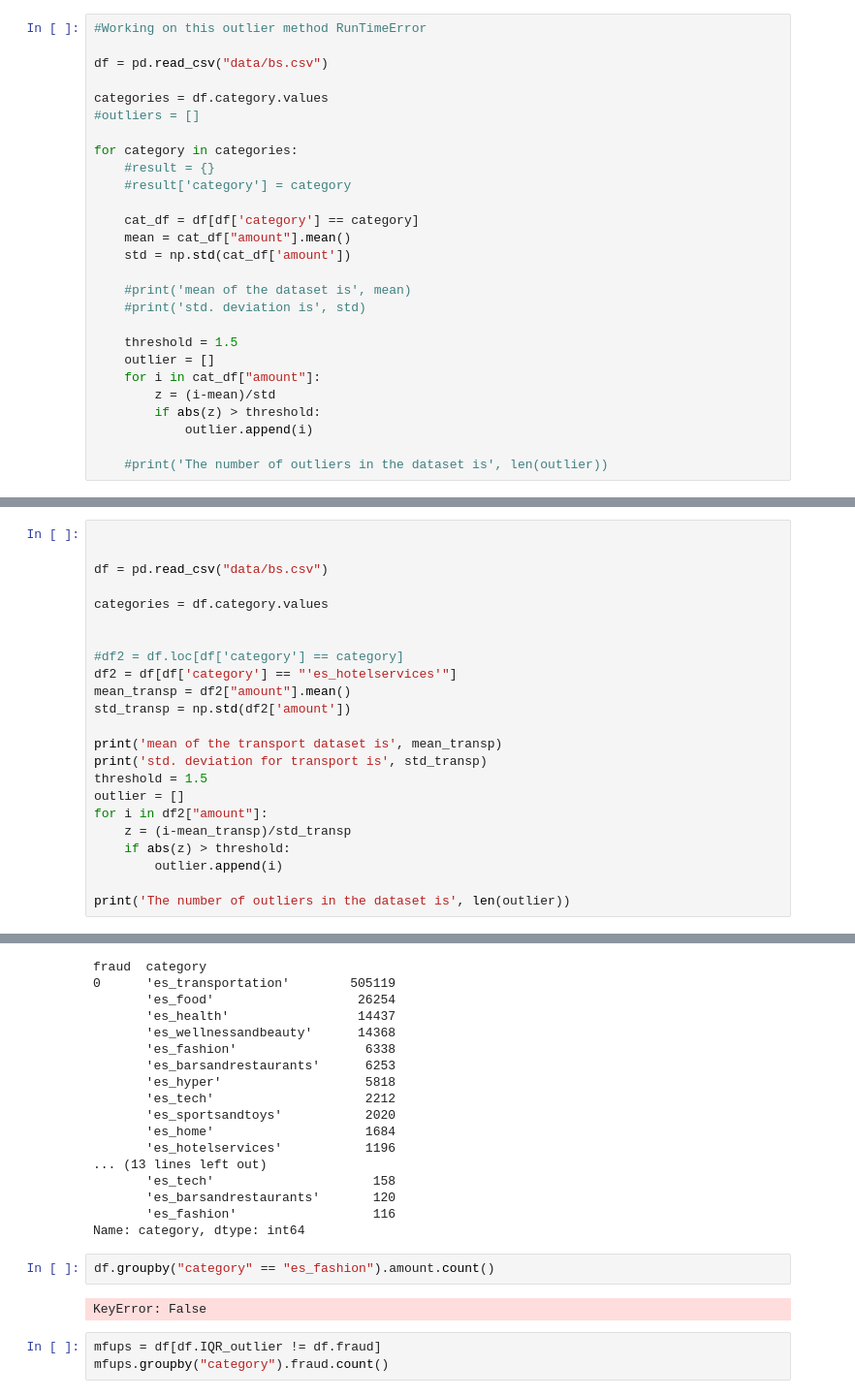
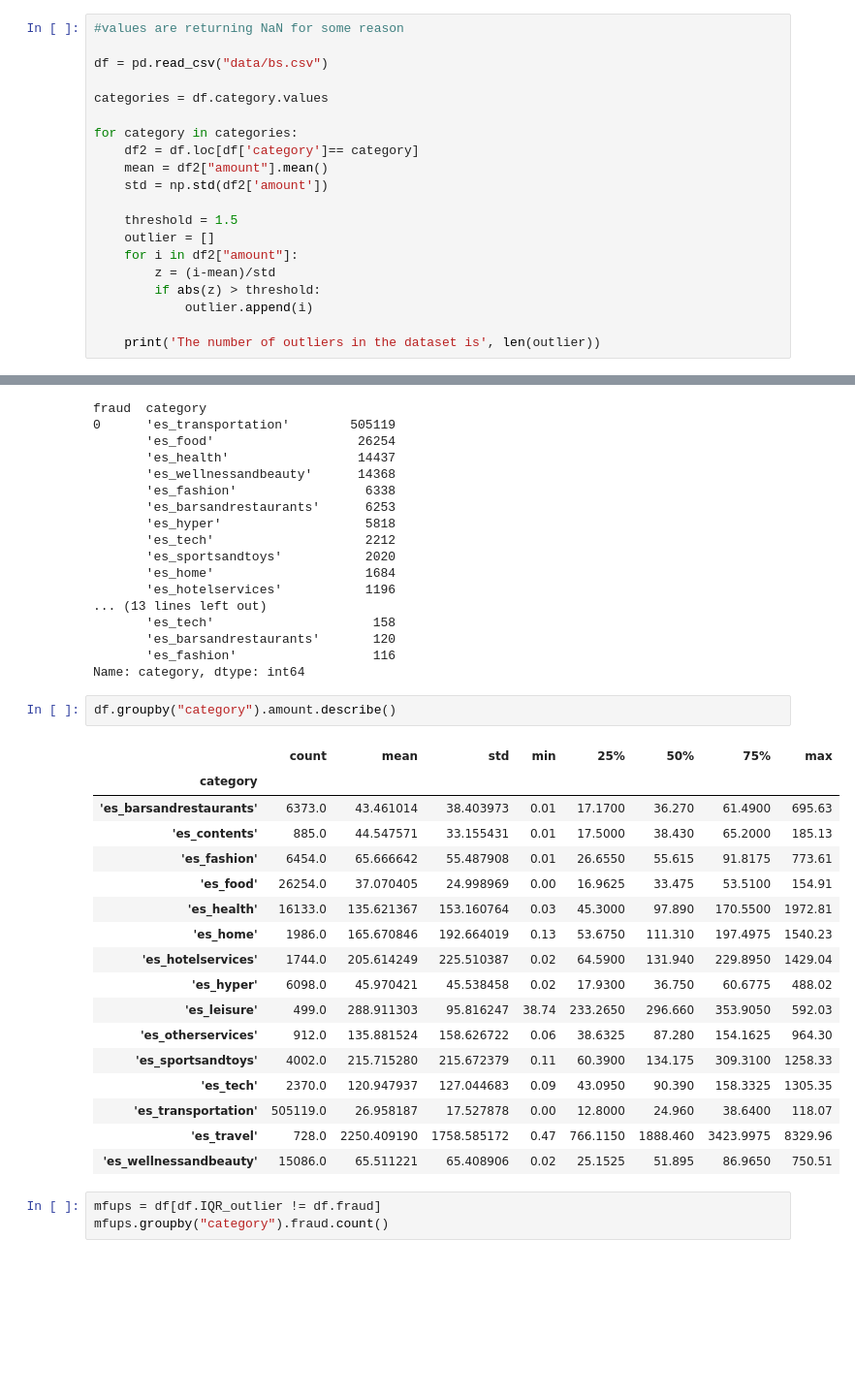
Before and after one commit to IanMMuldoon/FinFraud, a Jupyter notebook: outlier.ipynb, the cells around one changed output, grey strips where cells are left out. Shown at 97% size. Saved outputs shown, nothing was run; the diff lists cells and outputs as text; blank space fills up the shorter version.

```diff
--- a/outlier.ipynb
+++ b/outlier.ipynb
@@ -90,30 +90,23 @@ mean of the dataset is 37.890135308075614
 std. deviation is 111.40273725878427
 The number of outliers in the dataset is 7341
 # %%
-#Working on this outlier method RunTimeError
+#values are returning NaN for some reason
 
 df = pd.read_csv("data/bs.csv")
 
 categories = df.category.values
-#outliers = []
 
 for category in categories:
-    #result = {}
-    #result['category'] = category
-
-    cat_df = df[df['category'] == category]
-    mean = cat_df["amount"].mean()
-    std = np.std(cat_df['amount'])
-
-    #print('mean of the dataset is', mean)
-    #print('std. deviation is', std)
+    df2 = df.loc[df['category']== category]
+    mean = df2["amount"].mean()
+    std = np.std(df2['amount'])
 
     threshold = 1.5
     outlier = []
-    for i in cat_df["amount"]:
+    for i in df2["amount"]:
         z = (i-mean)/std
         if abs(z) > threshold:
             outlier.append(i)
 
-    #print('The number of outliers in the dataset is', len(outlier))
+    print('The number of outliers in the dataset is', len(outlier))
 # %% [output]
@@ -121,23 +128,0 @@ KeyboardInterrupt:
-# %%
-
-
-df = pd.read_csv("data/bs.csv")
-
-categories = df.category.values
-
-
-#df2 = df.loc[df['category'] == category]
-df2 = df[df['category'] == "'es_hotelservices'"]
-mean_transp = df2["amount"].mean()
-std_transp = np.std(df2['amount'])
-
-print('mean of the transport dataset is', mean_transp)
-print('std. deviation for transport is', std_transp)
-threshold = 1.5
-outlier = []
-for i in df2["amount"]:
-    z = (i-mean_transp)/std_transp
-    if abs(z) > threshold:
-        outlier.append(i)
-
-print('The number of outliers in the dataset is', len(outlier))
@@ -193,9 +174,25 @@ fraud  category
        'es_fashion'                  116
 Name: category, dtype: int64
 # %%
-df.groupby("category" == "es_fashion").amount.count()
+df.groupby("category").amount.describe()
 # %% [output]
-KeyError: False
+|  | count | mean | std | min | 25% | 50% | 75% | max |
+| category |  |  |  |  |  |  |  |  |
+| 'es_barsandrestaurants' | 6373.0 | 43.461014 | 38.403973 | 0.01 | 17.1700 | 36.270 | 61.4900 | 695.63 |
+| 'es_contents' | 885.0 | 44.547571 | 33.155431 | 0.01 | 17.5000 | 38.430 | 65.2000 | 185.13 |
+| 'es_fashion' | 6454.0 | 65.666642 | 55.487908 | 0.01 | 26.6550 | 55.615 | 91.8175 | 773.61 |
+| 'es_food' | 26254.0 | 37.070405 | 24.998969 | 0.00 | 16.9625 | 33.475 | 53.5100 | 154.91 |
+| 'es_health' | 16133.0 | 135.621367 | 153.160764 | 0.03 | 45.3000 | 97.890 | 170.5500 | 1972.81 |
+| 'es_home' | 1986.0 | 165.670846 | 192.664019 | 0.13 | 53.6750 | 111.310 | 197.4975 | 1540.23 |
+| 'es_hotelservices' | 1744.0 | 205.614249 | 225.510387 | 0.02 | 64.5900 | 131.940 | 229.8950 | 1429.04 |
+| 'es_hyper' | 6098.0 | 45.970421 | 45.538458 | 0.02 | 17.9300 | 36.750 | 60.6775 | 488.02 |
+| 'es_leisure' | 499.0 | 288.911303 | 95.816247 | 38.74 | 233.2650 | 296.660 | 353.9050 | 592.03 |
+| 'es_otherservices' | 912.0 | 135.881524 | 158.626722 | 0.06 | 38.6325 | 87.280 | 154.1625 | 964.30 |
+| 'es_sportsandtoys' | 4002.0 | 215.715280 | 215.672379 | 0.11 | 60.3900 | 134.175 | 309.3100 | 1258.33 |
+| 'es_tech' | 2370.0 | 120.947937 | 127.044683 | 0.09 | 43.0950 | 90.390 | 158.3325 | 1305.35 |
+| 'es_transportation' | 505119.0 | 26.958187 | 17.527878 | 0.00 | 12.8000 | 24.960 | 38.6400 | 118.07 |
+| 'es_travel' | 728.0 | 2250.409190 | 1758.585172 | 0.47 | 766.1150 | 1888.460 | 3423.9975 | 8329.96 |
+| 'es_wellnessandbeauty' | 15086.0 | 65.511221 | 65.408906 | 0.02 | 25.1525 | 51.895 | 86.9650 | 750.51 |
 # %%
 mfups = df[df.IQR_outlier != df.fraud]
 mfups.groupby("category").fraud.count()
```
Also changed, not shown: parts of 5 cells of this notebook.
